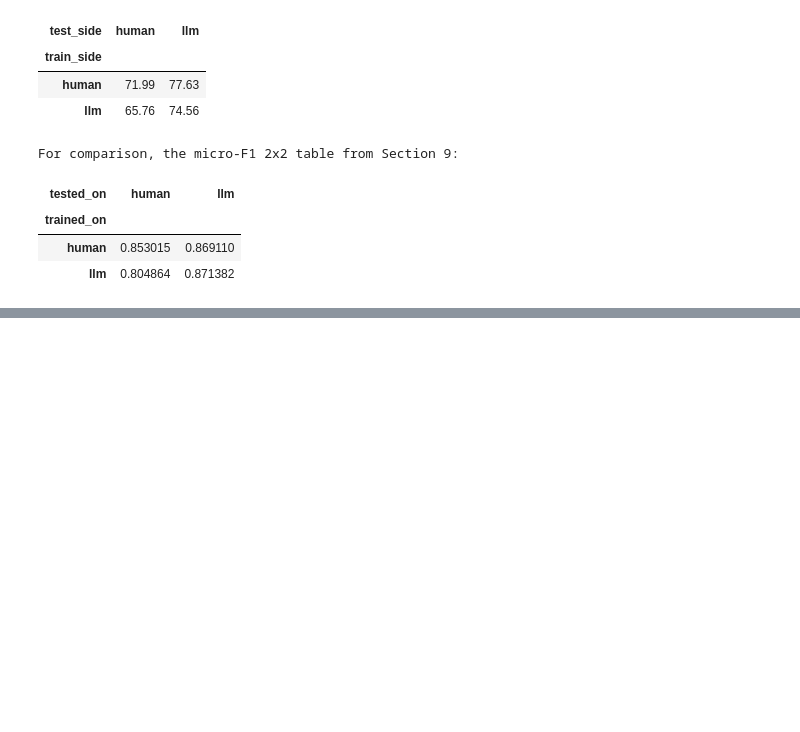
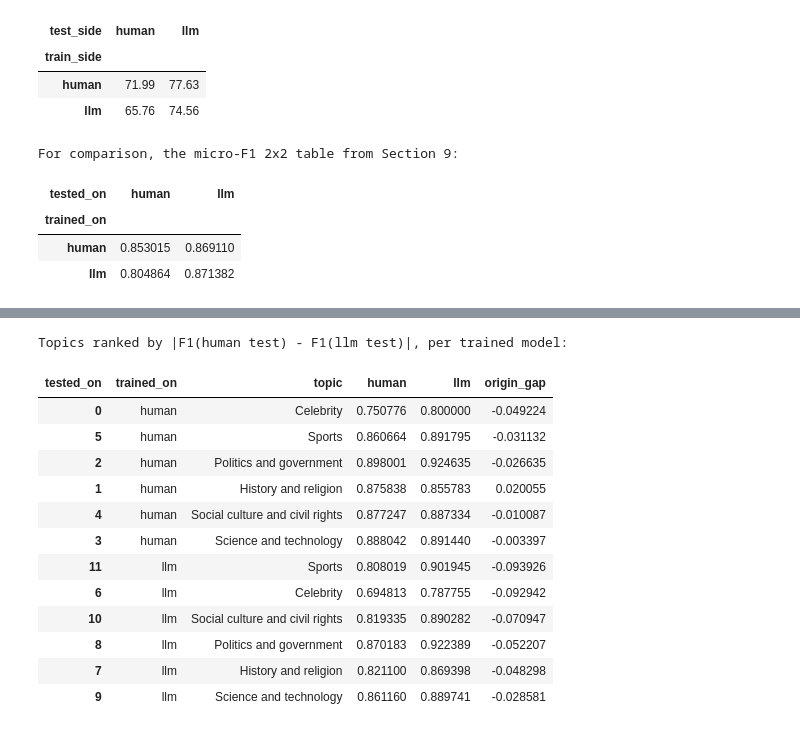
Before and after one commit to leen449/ner-human-vs-llm-news, a Jupyter notebook: notebooks/04_crf_baseline.ipynb, the cells around one changed output, grey strips where cells are left out. Cells and saved outputs as stored; diff of their text form; code cells hidden in the pictures; blank space fills up the shorter version.

Commit message:
added q3 answer !

```diff
--- a/notebooks/04_crf_baseline.ipynb
+++ b/notebooks/04_crf_baseline.ipynb
@@ -1059,0 +1179,26 @@ For comparison, the micro-F1 2x2 table from Section 9:
+# %%
+# Rank topics by |F1 gap| between human test and llm test, for each trained model -- this is the
+# "which topics are most affected by text origin" answer.
+topic_pivot = topic_f1_df.pivot_table(index=["trained_on", "topic"], columns="tested_on", values="f1").reset_index()
+topic_pivot["origin_gap"] = topic_pivot["human"] - topic_pivot["llm"]
+topic_pivot["abs_gap"] = topic_pivot["origin_gap"].abs()
+topic_pivot = topic_pivot.sort_values(["trained_on", "abs_gap"], ascending=[True, False])
+topic_pivot.to_csv(RESULTS_DIR / "per_topic_origin_gap.csv", index=False)
+
+print("Topics ranked by |F1(human test) - F1(llm test)|, per trained model:")
+display(topic_pivot[["trained_on", "topic", "human", "llm", "origin_gap"]])
+# %% [output]
+Topics ranked by |F1(human test) - F1(llm test)|, per trained model:
+| tested_on | trained_on | topic | human | llm | origin_gap |
+| 0 | human | Celebrity | 0.750776 | 0.800000 | -0.049224 |
+| 5 | human | Sports | 0.860664 | 0.891795 | -0.031132 |
+| 2 | human | Politics and government | 0.898001 | 0.924635 | -0.026635 |
+| 1 | human | History and religion | 0.875838 | 0.855783 | 0.020055 |
+| 4 | human | Social culture and civil rights | 0.877247 | 0.887334 | -0.010087 |
+| 3 | human | Science and technology | 0.888042 | 0.891440 | -0.003397 |
+| 11 | llm | Sports | 0.808019 | 0.901945 | -0.093926 |
+| 6 | llm | Celebrity | 0.694813 | 0.787755 | -0.092942 |
+| 10 | llm | Social culture and civil rights | 0.819335 | 0.890282 | -0.070947 |
+| 8 | llm | Politics and government | 0.870183 | 0.922389 | -0.052207 |
+| 7 | llm | History and religion | 0.821100 | 0.869398 | -0.048298 |
+| 9 | llm | Science and technology | 0.861160 | 0.889741 | -0.028581 |
```
Also changed, not shown: parts of 6 cells of this notebook.
